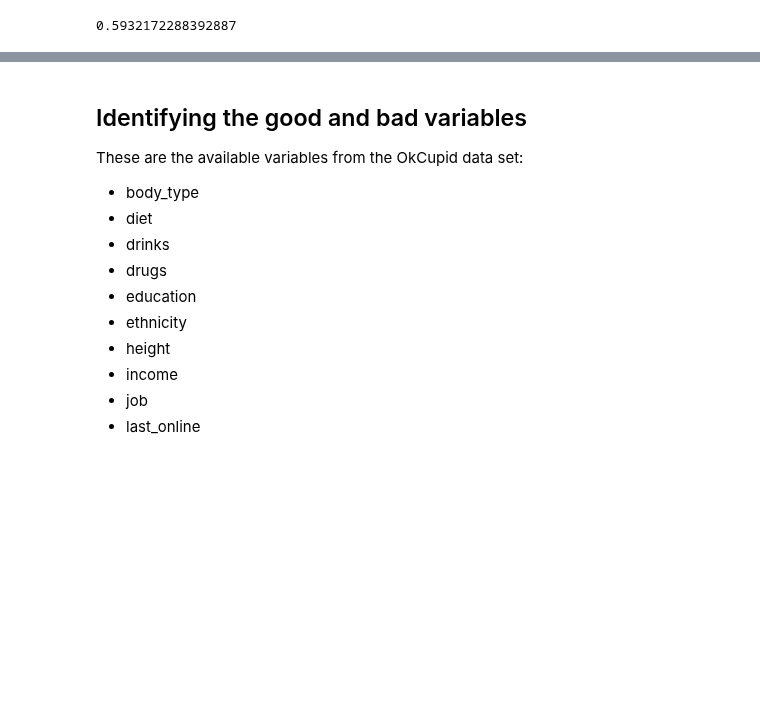
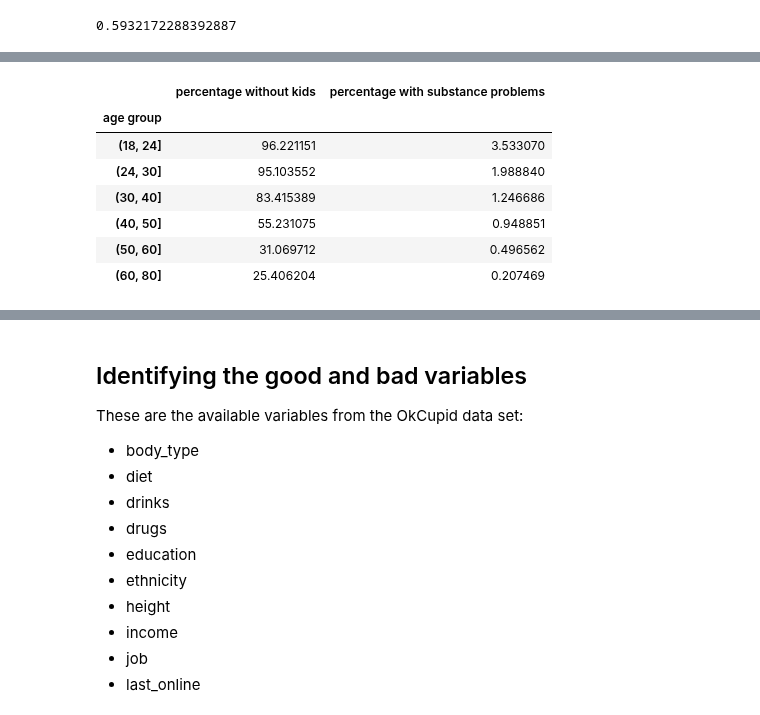
Before and after one commit to brunoarine/substance-problem-study, a Jupyter notebook: notebooks/project.ipynb, the cells around one changed output, grey strips where cells are left out. Cells and saved outputs as stored; diff of their text form; code cells hidden in the pictures; blank space fills up the shorter version.

```diff
--- a/notebooks/project.ipynb
+++ b/notebooks/project.ipynb
@@ -122,0 +148,15 @@ df['offspring'].replace(['has a kid',
+# %%
+abuse_offspring = df.groupby("age_group")[["offspring", "abuse"]].mean()*100
+abuse_offspring["offspring"] = 100- abuse_offspring['offspring']
+abuse_offspring.columns = ["percentage without kids", "percentage with substance problems"]
+abuse_offspring.index.rename("age group", inplace=True)
+abuse_offspring
+# %% [output]
+|  | percentage without kids | percentage with substance problems |
+| age group |  |  |
+| (18, 24] | 96.221151 | 3.533070 |
+| (24, 30] | 95.103552 | 1.988840 |
+| (30, 40] | 83.415389 | 1.246686 |
+| (40, 50] | 55.231075 | 0.948851 |
+| (50, 60] | 31.069712 | 0.496562 |
+| (60, 80] | 25.406204 | 0.207469 |
```
Also changed, not shown: parts of 27 cells of this notebook.
